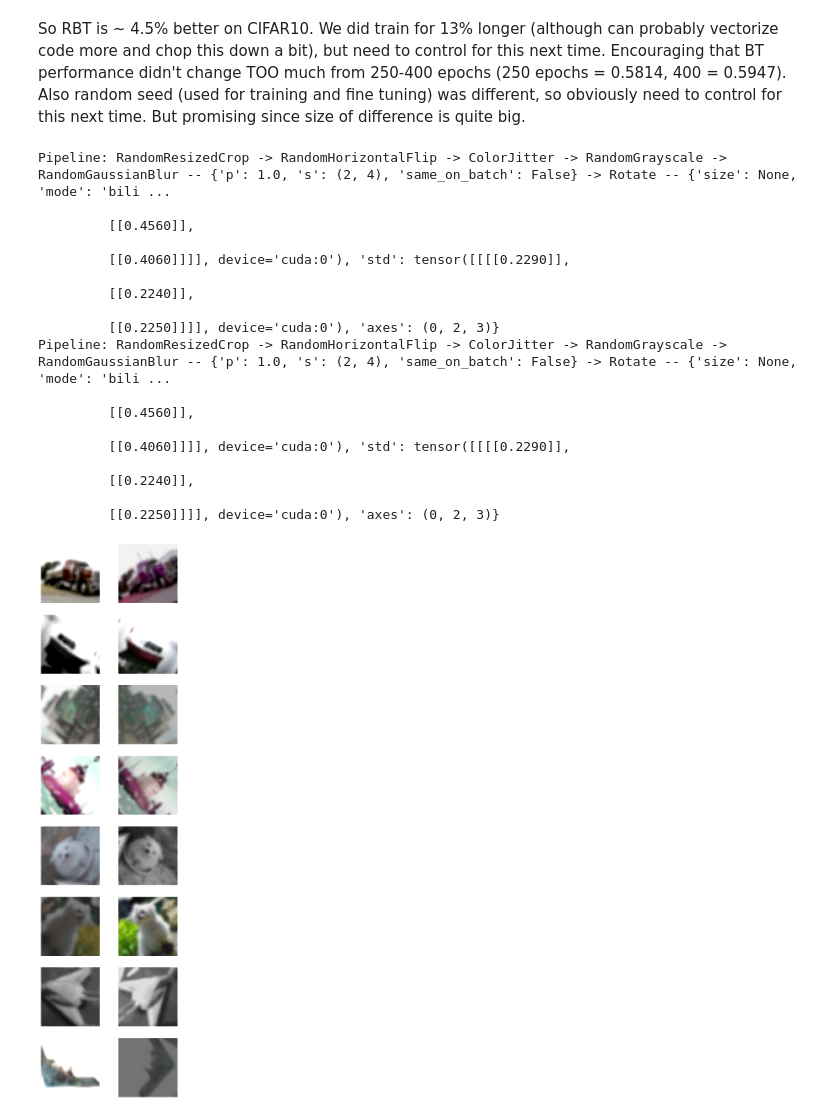
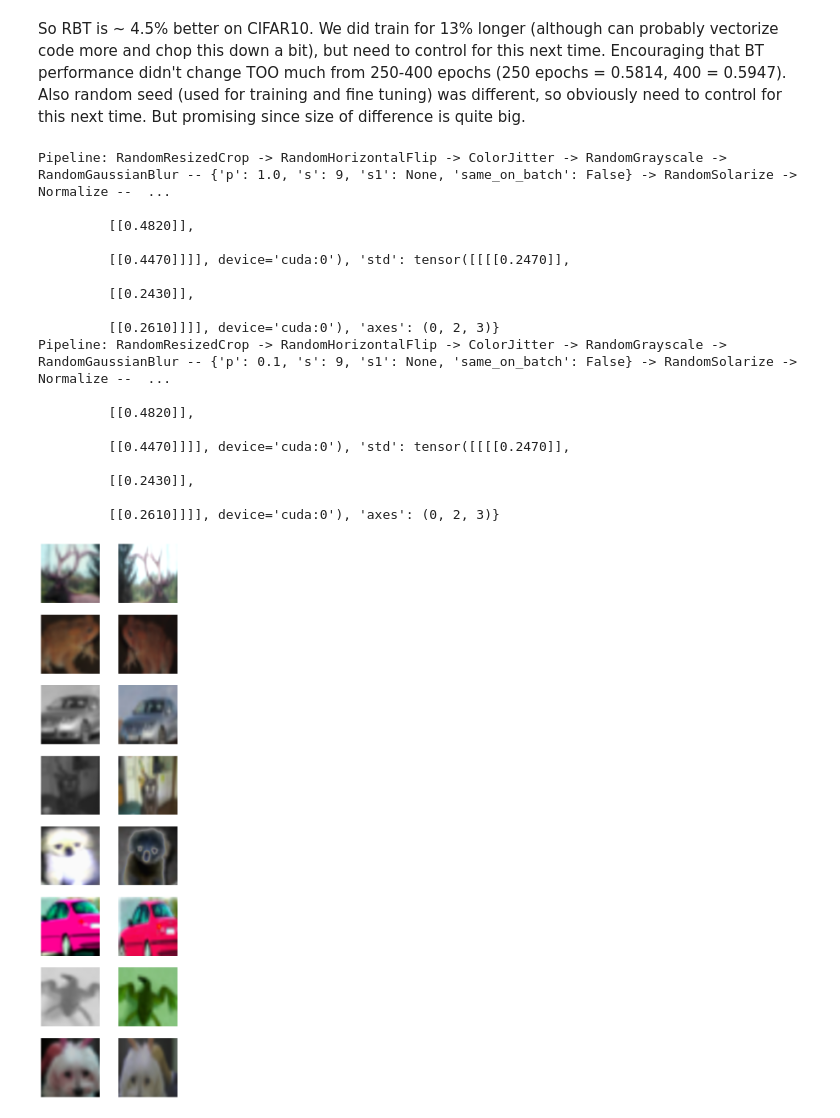
Before and after one commit to hamish-haggerty/AI-hacking, a Jupyter notebook: SSL/bt_cifar10.ipynb, the cells around one changed output. Cells and saved outputs as stored; diff of their text form; code cells hidden in the pictures.

```diff
--- a/SSL/bt_cifar10.ipynb
+++ b/SSL/bt_cifar10.ipynb
@@ -547,8 +736,8 @@ bs_tune=1024
 bs_test=1024
 num_tune = 5
 num_test=5
-size=128
-
+size=80
+n_in=3
 
 path = untar_data(URLs.CIFAR)
 items = get_image_files(path / "train")
@@ -567,11 +756,26 @@ random.seed(tune_seed)
 items0=items0.shuffle()
 #items0=items0[0:bs_tune]
 
+#Old
+# split = IndexSplitter(list(range(bs_tune*num_tune)))
+# tds_tune = Datasets(items0, [[PILImage.create,Resize(size)], [parent_label, Categorize()]], splits=split(items0))
+# dls_tune = tds_tune.dataloaders(bs=bs_tune,num_workers=6, after_item=[ToTensor(), IntToFloatTensor()], device=device)
 
-split = IndexSplitter(list(range(bs_tune*num_tune)))
-tds_tune = Datasets(items0, [[PILImage.create,Resize(size)], [parent_label, Categorize()]], splits=split(items0))
-dls_tune = tds_tune.dataloaders(bs=bs_tune,num_workers=6, after_item=[ToTensor(), IntToFloatTensor()], device=device)
+#New
 
+path = untar_data(URLs.CIFAR)
+
+#fnames = get_image_files(path / "train")
+fnames=items0[0:bs_tune*num_tune]
+
+def label_func(fname):
+    return fname.name.split('_')[1].strip('png').strip('.')
+labels = [label_func(fname) for fname in fnames]
+
+dls_tune = ImageDataLoaders.from_lists(path, fnames, labels,bs=bs_tune,num_workers=6,item_tfms=RandomResizedCrop(80, min_scale=0.3),valid_pct=0.0,device=device)
+
+
+#dls.train.show_batch(max_n=4, nrows=1, unique=True)
 
 #split = IndexSplitter(list(range(bs_tune)))
 #tds_tune = Datasets(items0, [PILImage.create, [parent_label, Categorize()]], splits=split(items0)) #Or do we want this?
@@ -582,9 +786,12 @@ split = RandomSplitter(valid_pct=0.0) #randomly split training set into training
 tds_test = Datasets(items2, [[PILImage.create,Resize(size)], [parent_label, Categorize()]], splits=split(items2)) #Or do we want this?
 dls_test = tds_test.dataloaders(bs=bs_test,num_workers=6, after_item=[ToTensor(), IntToFloatTensor()], device=device)
 
-N=len(dls_tune.valid)*bs_tune
-assert N == len(dls_tune.valid_ds) #Check that the tune set (valid) is divided by the batch size
-assert len(dls_tune.valid_ds) == num_tune*bs_tune
+
+N=len(dls_tune.train)*bs_tune
+
+assert N == len(dls_tune.train_ds) #Check that the tune set (valid) is divided by the batch size
+#assert len(dls_tune.valid_ds) == num_tune*bs_tune
+assert len(dls_tune.train_ds) == num_tune*bs_tune
 
 N=len(dls_test.train)*bs_test
 assert N == len(dls_test.train_ds)
@@ -675,39 +890,41 @@ So RBT is ~ 4.5% better on CIFAR10. We did train for 13% longer (although can pr
 # %%
 #In this cell we display the augmentations used.
 fastai_encoder = create_fastai_encoder(xresnet18(),pretrained=False,n_in=3)
 model = create_barlow_twins_model(fastai_encoder, hidden_size=10,projection_size=10)# projection_size=1024)
 #aug_pipelines = get_barlow_twins_
 #aug_pipelines(size=28, rotate=True,flip_p=0,resize_scale=(0.7,1), jitter=False, bw=False,blur=True,blur_p=0.5,blur_s=8, stats=None, cuda=False)
 #aug_pipelines = get_barlow_twins_aug_pipelines(size=32, rotate=True, jitter=True, bw=False, blur=True, resize_scale=(0.8, 1.0), resize_ratio=(0.5, 2.0), rotate_deg=90, jitter_s=0.7, blur_s=(4, 8), same_on_batch=False, flip_p=0.5, rotate_p=0.5, jitter_p=0.5, bw_p=1.0, blur_p=0.5, cuda=True, xtra_tfms=[])
 
+
 #old
-#aug_pipelines = get_barlow_twins_aug_pipelines(size=140, rotate=True, jitter=True, bw=False, blur=True, resize_scale=(0.8, 1.0), resize_ratio=(0.5, 2.0), rotate_deg=60, jitter_s=0.7, blur_s=(2, 4), same_on_batch=False, flip_p=0.5, rotate_p=1.0, jitter_p=1.0, bw_p=1.0, blur_p=1.0, cuda=True, xtra_tfms=[])
+#aug_pipelines = get_barlow_twins_aug_pipelines(size=size,bw=True, rotate=True, jitter=True, blur=True, resize_scale=(0.8, 1.0), resize_ratio=(0.5, 2.0), rotate_deg=60, jitter_s=0.7, blur_s=(2, 4), same_on_batch=False,bw_p=0.25, flip_p=0.5, rotate_p=1.0, jitter_p=1.0, blur_p=1.0, cuda=True, xtra_tfms=[])
 
-#new
-aug_pipelines = get_barlow_twins_aug_pipelines(size=size,bw=True, rotate=True, jitter=True, blur=True, resize_scale=(0.8, 1.0), resize_ratio=(0.5, 2.0), rotate_deg=60, jitter_s=0.7, blur_s=(2, 4), same_on_batch=False,bw_p=0.25, flip_p=0.5, rotate_p=1.0, jitter_p=1.0, blur_p=1.0, cuda=True, xtra_tfms=[])
+aug_pipelines_1 = get_barlow_twins_aug_pipelines(size=size,bw=True, rotate=False, jitter=True, blur=True,solar=True,resize_scale=(0.15, 1.0), rotate_deg=60, jitter_s=1.0, blur_s=math.ceil(size/10)+1,sol_t=0.01,sol_a=0.01,bw_p=0.2, flip_p=0.5, rotate_p=0.5, jitter_p=0.8, blur_p=1.0,sol_p=0.0,stats=cifar_stats,same_on_batch=False, cuda=(device=='cuda'), xtra_tfms=[])
+aug_pipelines_2 = get_barlow_twins_aug_pipelines(size=size,bw=True, rotate=False, jitter=True, blur=True,solar=True,resize_scale=(0.15, 1.0), rotate_deg=60, jitter_s=1.0, blur_s=math.ceil(size/10)+1,sol_t=0.01,sol_a=0.01,bw_p=0.2, flip_p=0.5, rotate_p=0.5, jitter_p=0.8, blur_p=0.1,sol_p=0.2,stats=cifar_stats,same_on_batch=False, cuda=(device=='cuda'), xtra_tfms=[])
+aug_pipelines = [aug_pipelines_1,aug_pipelines_2]
 
-learn = Learner(dls, model, cbs=[BarlowTwins(aug_pipelines, print_augs=True)])
+learn = Learner(dls, model, cbs=[BarlowTwins(aug_pipelines,n_in=3, print_augs=True)])
 b = dls.one_batch()
 learn._split(b)
 learn('before_batch')
 axes = learn.barlow_twins.show(n=8)
 # %% [output]
-Pipeline: RandomResizedCrop -> RandomHorizontalFlip -> ColorJitter -> RandomGrayscale -> RandomGaussianBlur -- {'p': 1.0, 's': (2, 4), 'same_on_batch': False} -> Rotate -- {'size': None, 'mode': 'bili ...
+Pipeline: RandomResizedCrop -> RandomHorizontalFlip -> ColorJitter -> RandomGrayscale -> RandomGaussianBlur -- {'p': 1.0, 's': 9, 's1': None, 'same_on_batch': False} -> RandomSolarize -> Normalize --  ...
 
-         [[0.4560]],
+         [[0.4820]],
 
-         [[0.4060]]]], device='cuda:0'), 'std': tensor([[[[0.2290]],
+         [[0.4470]]]], device='cuda:0'), 'std': tensor([[[[0.2470]],
 
-         [[0.2240]],
+         [[0.2430]],
 
-         [[0.2250]]]], device='cuda:0'), 'axes': (0, 2, 3)}
-Pipeline: RandomResizedCrop -> RandomHorizontalFlip -> ColorJitter -> RandomGrayscale -> RandomGaussianBlur -- {'p': 1.0, 's': (2, 4), 'same_on_batch': False} -> Rotate -- {'size': None, 'mode': 'bili ...
+         [[0.2610]]]], device='cuda:0'), 'axes': (0, 2, 3)}
+Pipeline: RandomResizedCrop -> RandomHorizontalFlip -> ColorJitter -> RandomGrayscale -> RandomGaussianBlur -- {'p': 0.1, 's': 9, 's1': None, 'same_on_batch': False} -> RandomSolarize -> Normalize --  ...
 
-         [[0.4560]],
+         [[0.4820]],
 
-         [[0.4060]]]], device='cuda:0'), 'std': tensor([[[[0.2290]],
+         [[0.4470]]]], device='cuda:0'), 'std': tensor([[[[0.2470]],
 
-         [[0.2240]],
+         [[0.2430]],
 
-         [[0.2250]]]], device='cuda:0'), 'axes': (0, 2, 3)}
+         [[0.2610]]]], device='cuda:0'), 'axes': (0, 2, 3)}
-[figure, old version]
+[figure, new version]
```
Also changed, not shown: parts of 9 cells of this notebook.
